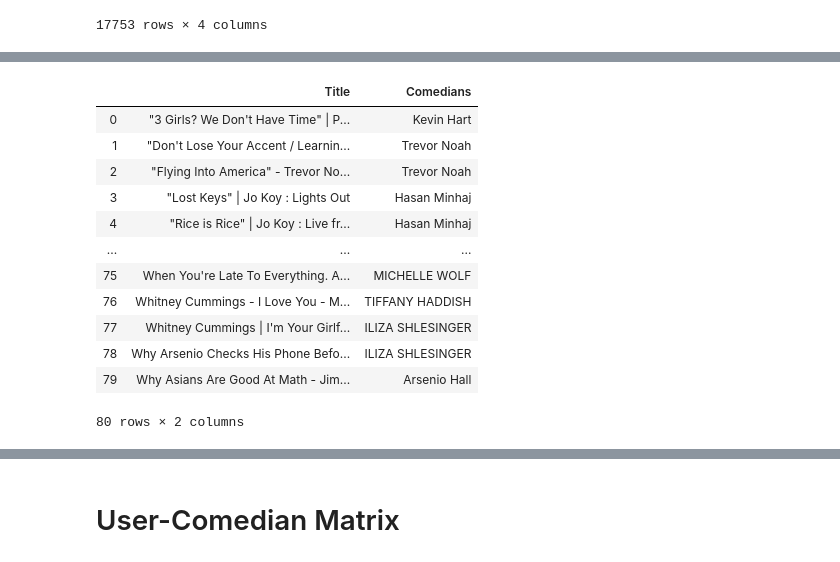
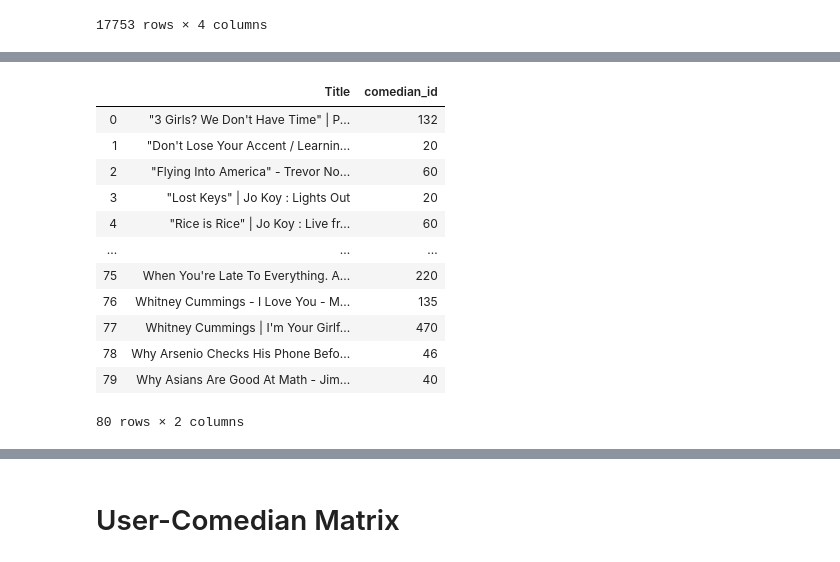
Before and after one commit to k11tqa25/nlp_based_recommender, a Jupyter notebook: User Overlap.ipynb, the cells around one changed output, grey strips where cells are left out. Drawn from its saved outputs; the diff is of its cells as text; code cells hidden in the pictures.

Commit message:
rectify the comedian error

```diff
--- a/User Overlap.ipynb
+++ b/User Overlap.ipynb
@@ -223,3 +223,13 @@ df
 | 17751 | Black Music Tells You Everything ... | 2 | ralph salotto | Now that you mention it he's righ... |
 | 17752 | Black Music Tells You Everything ... | 0 | Garbanzo Beans | Far more black people have migrat... |
 17753 rows × 4 columns
+# %%
+unique_titles = {}
+# find all unique titles (cannot use set because it will change its order)
+for t in df.Title:
+    if t not in unique_titles:
+        unique_titles[t] = 1
+unique_titles = list(unique_titles.keys())
+# %%
+df['comedian_id'] = [unique_titles.index(t) for t in df.Title]
+df
@@ -225,0 +250,4 @@ df
+# %%
+# Append the comedians
+df['Comedians'] = [comedians[idx] for idx in temp_df['comedian_id']]
+df
@@ -226,19 +268,17 @@ df
 # %%
-grouped_df = df.groupby("Title", as_index=False).count()
-grouped_df = grouped_df.drop(['Thumbsup','Name','Comment'], axis=1)
-grouped_df['Comedians'] = comedians
+df = df.drop(['Thumbsup','Name','Comment'], axis=1)
 grouped_df
 # %% [output]
-|  | Title | Comedians |
-| 0 | "3 Girls? We Don't Have Time" | P... | Kevin Hart |
-| 1 | "Don't Lose Your Accent / Learnin... | Trevor Noah |
-| 2 | "Flying Into America" - Trevor No... | Trevor Noah |
-| 3 | "Lost Keys" | Jo Koy : Lights Out | Hasan Minhaj |
-| 4 | "Rice is Rice" | Jo Koy : Live fr... | Hasan Minhaj |
+|  | Title | comedian_id |
+| 0 | "3 Girls? We Don't Have Time" | P... | 132 |
+| 1 | "Don't Lose Your Accent / Learnin... | 20 |
+| 2 | "Flying Into America" - Trevor No... | 60 |
+| 3 | "Lost Keys" | Jo Koy : Lights Out | 20 |
+| 4 | "Rice is Rice" | Jo Koy : Live fr... | 60 |
 | ... | ... | ... |
-| 75 | When You're Late To Everything. A... | MICHELLE WOLF |
-| 76 | Whitney Cummings - I Love You - M... | TIFFANY HADDISH |
-| 77 | Whitney Cummings | I'm Your Girlf... | ILIZA SHLESINGER |
-| 78 | Why Arsenio Checks His Phone Befo... | ILIZA SHLESINGER |
-| 79 | Why Asians Are Good At Math - Jim... | Arsenio Hall |
+| 75 | When You're Late To Everything. A... | 220 |
+| 76 | Whitney Cummings - I Love You - M... | 135 |
+| 77 | Whitney Cummings | I'm Your Girlf... | 470 |
+| 78 | Why Arsenio Checks His Phone Befo... | 46 |
+| 79 | Why Asians Are Good At Math - Jim... | 40 |
 80 rows × 2 columns
```
Also changed, not shown: parts of 6 cells of this notebook, 2 other files.
